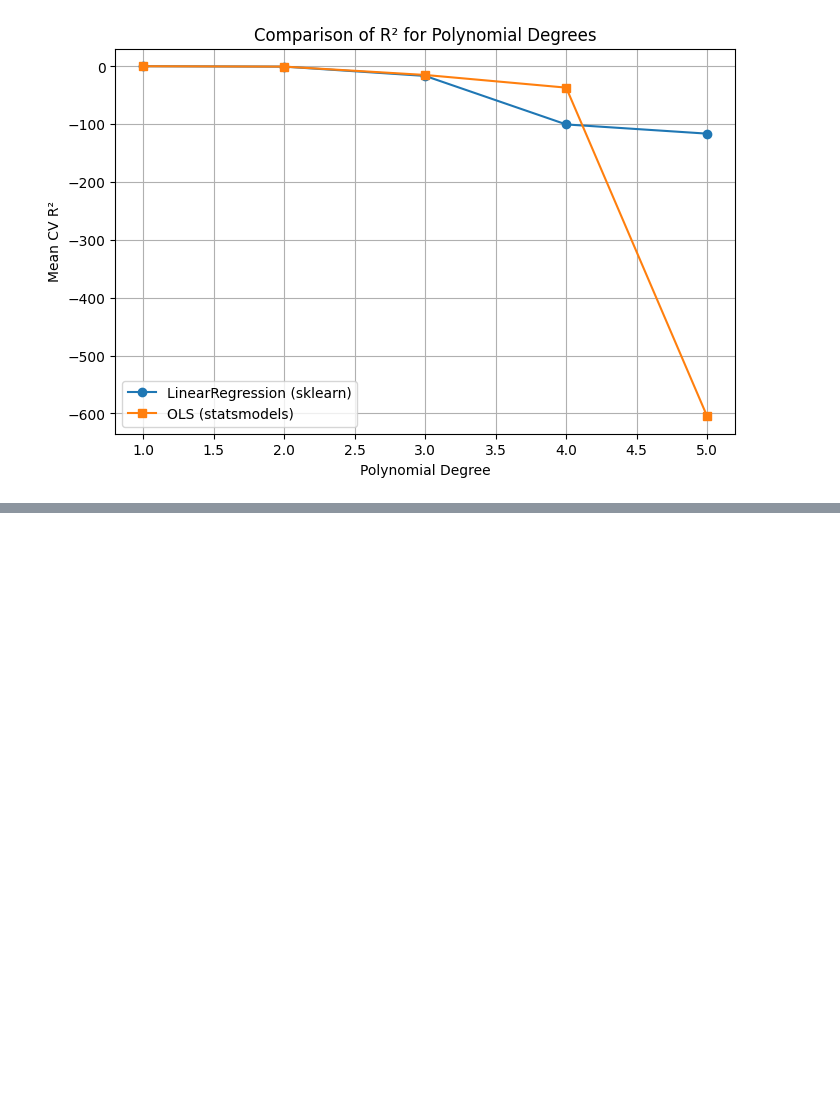
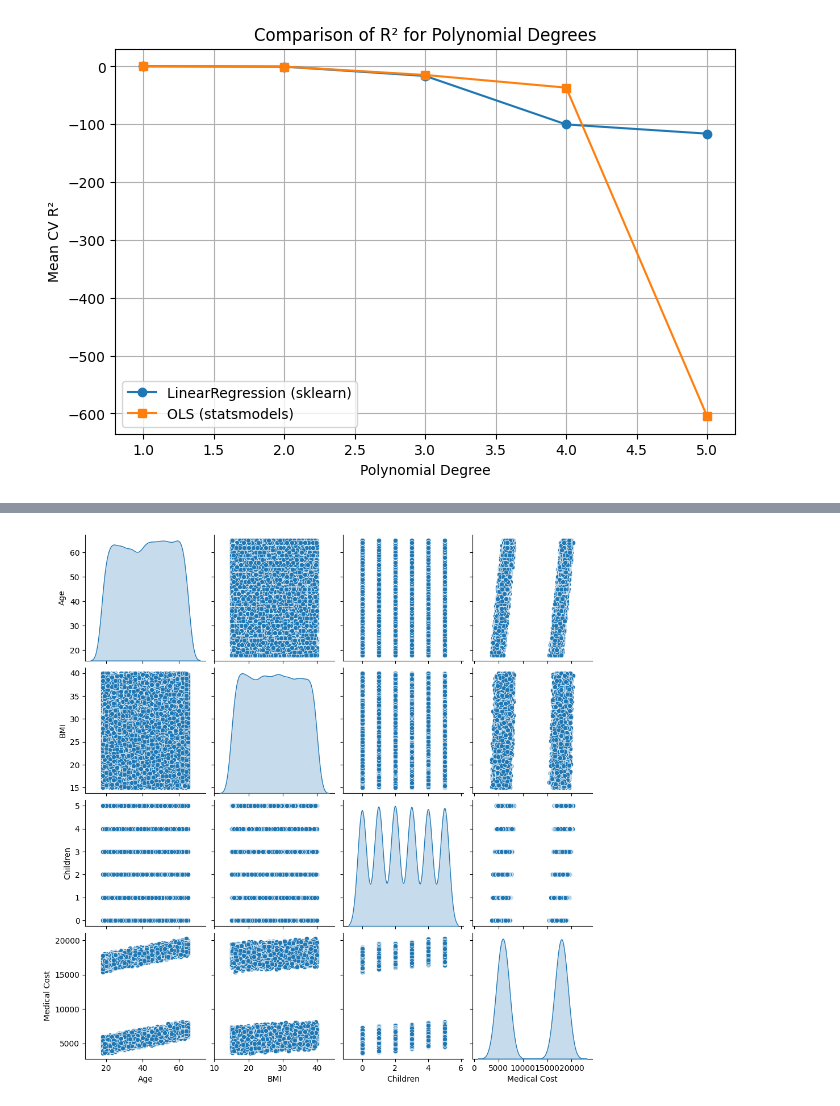
Before and after one commit to itsdipgit2024/ModC, a Jupyter notebook: OMDS-Module C-Week1-Dipankar Ganguli.ipynb, the cells around one changed output, grey strips where cells are left out. Drawn from its saved outputs; the diff is of its cells as text; code cells hidden in the pictures; blank space fills up the shorter version.

```diff
--- a/OMDS-Module C-Week1-Dipankar Ganguli.ipynb
+++ b/OMDS-Module C-Week1-Dipankar Ganguli.ipynb
@@ -334,0 +388,12 @@ plt.show()
+# %%
+cat = []
+num = []
+
+for col in df_med_cost.columns:
+    if df_med_cost[col].dtypes == 'object':
+        cat.append(col)
+    elif df_med_cost[col].dtypes in ['int64', 'float64']:
+        num.append(col)
+
+print(cat)
+print(num)
@@ -334,0 +412,7 @@ plt.show()
+# %%
+# Multivariate Analysis
+# Pairplot for numerical features
+sns.pairplot(data=df_med_cost, vars=num, diag_kind='kde')
+plt.show()
+# %% [output]
+[figure, added]
```
Also changed, not shown: parts of 14 cells of this notebook.
